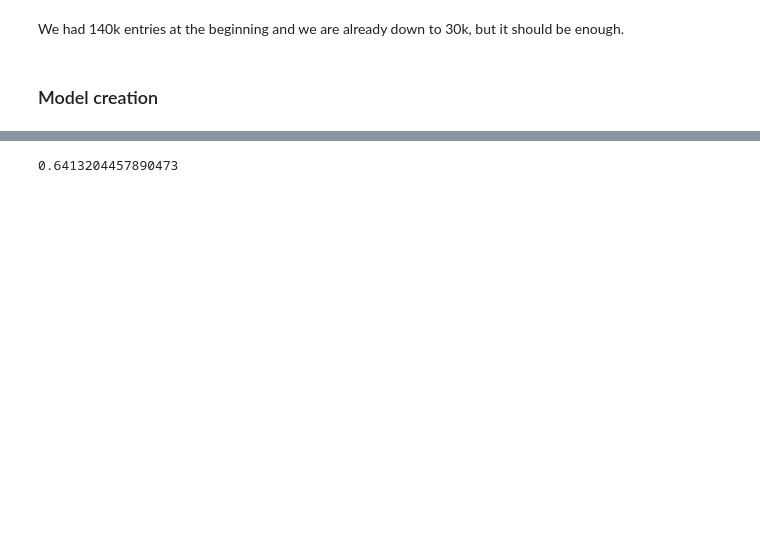
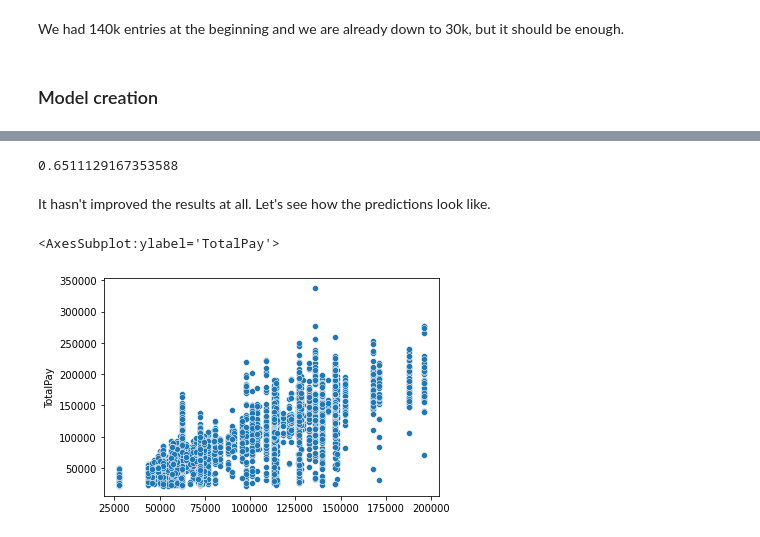
Before and after one commit to mesetacentral/SF_Salaries, a Jupyter notebook: notebooks/develop/SanFrancisco_Salaries.ipynb, the cells around one changed output, grey strips where cells are left out. Cells and saved outputs as stored; diff of their text form; code cells hidden in the pictures; blank space fills up the shorter version.

Commit message:
Almost completed the search for a successful model

```diff
--- a/notebooks/develop/SanFrancisco_Salaries.ipynb
+++ b/notebooks/develop/SanFrancisco_Salaries.ipynb
@@ -326,7 +332,6 @@ warnings.filterwarnings('ignore')
 linear_models = [TweedieRegressor(), Ridge(), Lasso(max_iter=10000), ElasticNet(), BayesianRidge(),
           ARDRegression(), SGDRegressor(), PassiveAggressiveRegressor(), HuberRegressor()]
 # %%
-ensemble_models = [RandomForestRegressor(), AdaBoostRegressor(), BaggingRegressor(), ExtraTreesRegressor(), GradientBoostingRegressor(),
-                   HistGradientBoostingRegressor()]
+ensemble_models = [RandomForestRegressor(), AdaBoostRegressor(), BaggingRegressor(), ExtraTreesRegressor(), GradientBoostingRegressor()]
 # %%
 X_train, X_test, y_train, y_test = train_test_split(df.loc[:, ['JobTitle', 'JobArea', 'Gender', 'Ranking']], df.loc[:, 'TotalPay'])
@@ -374,8 +377,0 @@ from skopt import BayesSearchCV
-# %%
-opt = BayesSearchCV(
-    pipe,
-    [(histboost_search, 10)],
-    cv=3
-)
-
-opt.fit(X_train, y_train)
@@ -453,8 +425,8 @@ histboost_search = {
 # %%
 opt = BayesSearchCV(
     pipe,
-    [(sgd_search, 1), (ridge_search, 1), (lasso_search, 1), (huber_search, 1), (bagging_search, 1), (extratrees_search, 1), (histboost_search, 1)],
-    cv=2
+    [(ridge_search, 50), (huber_search, 50), (bagging_search, 50)],
+    cv=5
 )
 
 opt.fit(X_train, y_train)
@@ -463,2 +448,2 @@ NameError: name 'BayesSearchCV' is not defined
 # %%
-opt.best_estimator_
+model = opt.best_estimator_
@@ -465,4 +469,11 @@ opt.best_estimator_
 # %%
-opt.best_estimator_.score(X_test, y_test)
+model.score(X_test, y_test)
 # %% [output]
-0.6413204457890473
+0.6511129167353588
+# %% [markdown]
+It hasn't improved the results at all. Let's see how the predictions look like.
+# %%
+sns.scatterplot(model.predict(X_test), y_test)
+# %% [output]
+<AxesSubplot:ylabel='TotalPay'>
+[figure, added]
```
Also changed, not shown: parts of 19 cells of this notebook.
